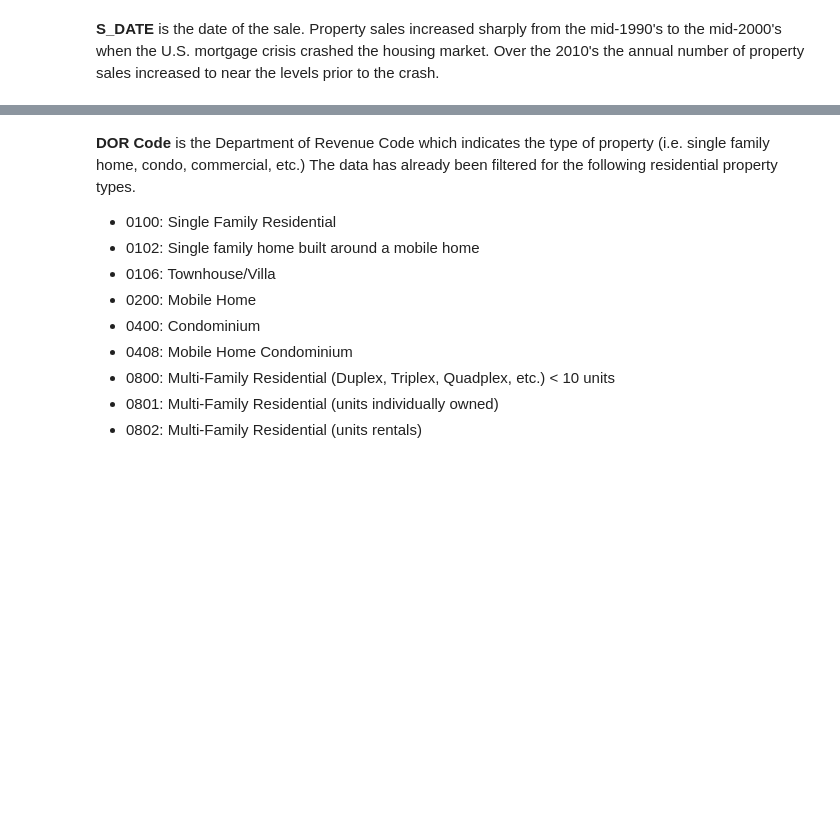
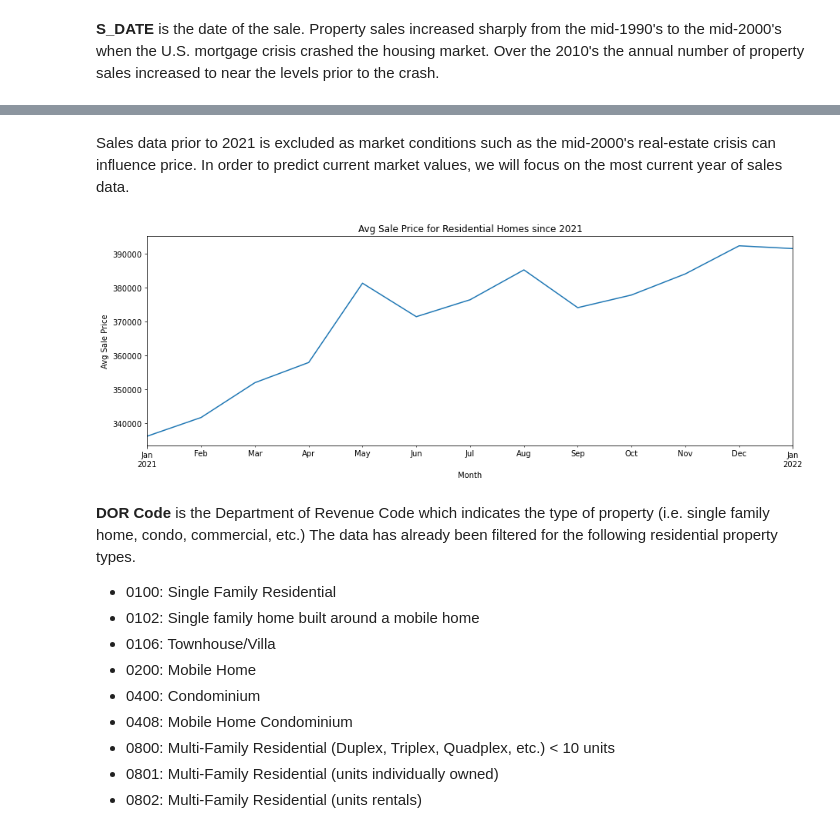
Before and after one commit to mkars01/real-estate-invest-recommender, a Jupyter notebook: notebooks/03_Exploratory_Data_Analysis.ipynb, the cells around one changed output, grey strips where cells are left out. Drawn from its saved outputs; the diff is of its cells as text; code cells hidden in the pictures; blank space fills up the shorter version.

```diff
--- a/notebooks/03_Exploratory_Data_Analysis.ipynb
+++ b/notebooks/03_Exploratory_Data_Analysis.ipynb
@@ -55,4 +59,0 @@ sales_curr_df['NBHC'].astype(str).str[1:3].unique()
-# %%
-# sales_df['S_DATE_epoch'] = sales_df['S_DATE'] - datetime.datetime(1970,1,1)
-sales_df['S_DATE_epoch']  = sales_df['S_DATE'].apply(lambda x: (x - datetime.datetime(1970,1,1)).days)
-sales_df['S_DATE_epoch'].describe()
@@ -87,2 +89,0 @@ sales_df['FOLIO'].astype(str).describe()
-# %%
-sales_df.drop('FOLIO', axis=1, inplace=True)
@@ -112,3 +116,16 @@ sns.jointplot(x='S_DATE', y='S_AMT', data=sales_df, kind="reg");
+# %% [markdown]
+Sales data prior to 2021 is excluded as market conditions such as the mid-2000's real-estate crisis can influence price.  In order to predict current market values, we will focus on the most current year of sales data.
+# %%
+df = sales_df[sales_df['S_DATE'] >= '2021-01-01']
+# %%
+plt.subplots(figsize=(15, 5))
+df.groupby(df['S_DATE'].dt.to_period('M'))['S_AMT'].mean().plot()
+plt.xlabel('Month')
+plt.ylabel('Avg Sale Price')
+plt.title('Avg Sale Price for Residential Homes since 2021')
+plt.show()
+# %% [output]
+[figure, added]
 # %% [markdown]
 **DOR Code** is the Department of Revenue Code which indicates the type of property (i.e. single family home, condo, commercial, etc.)  The data has already been filtered for the following residential property types.
 - 0100: Single Family Residential
```
Also changed, not shown: parts of 26 cells of this notebook.
